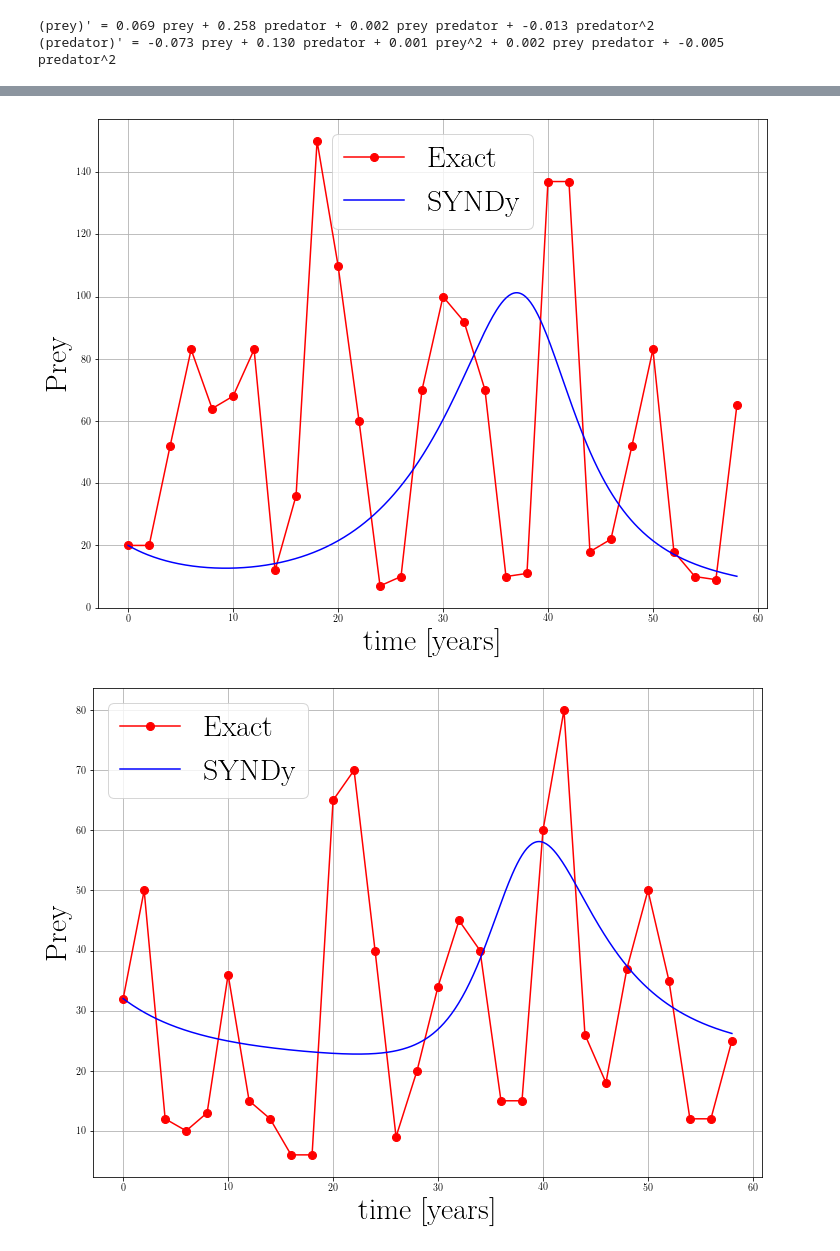
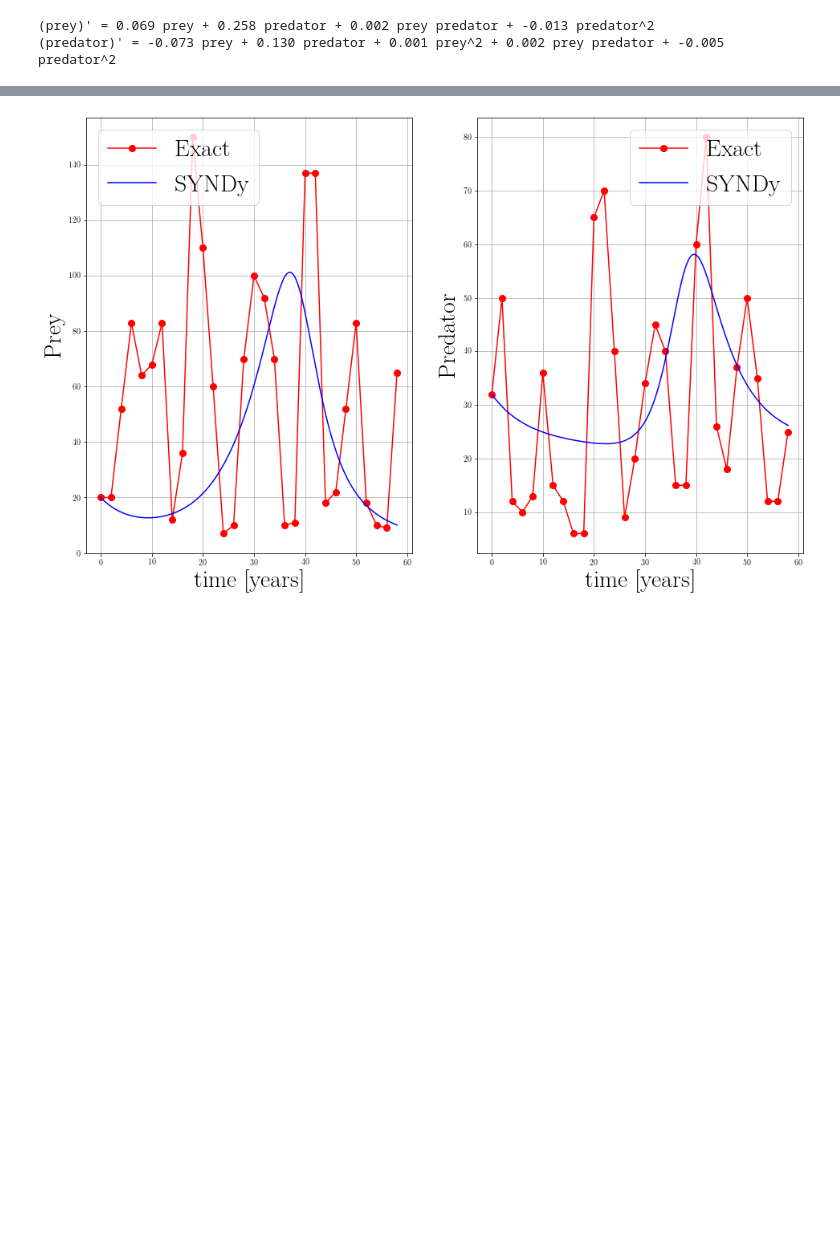
Before and after one commit to Steriva/MfM_Assignment, a Jupyter notebook: exe01d_pySINDy.ipynb, the cells around one changed output, grey strips where cells are left out. Saved outputs shown, nothing was run; the diff lists cells and outputs as text; code cells hidden in the pictures; blank space fills up the shorter version.

```diff
--- a/exe01d_pySINDy.ipynb
+++ b/exe01d_pySINDy.ipynb
@@ -22,11 +22,11 @@ import pandas as pd
 import pysindy as ps
 from matplotlib import rcParams
 import matplotlib.pyplot as plt
-
+from google.colab import files
 from sklearn.linear_model import Lasso
 
 
-rcParams['figure.figsize'] = [12, 9]
+rcParams['figure.figsize'] = [16, 10]
 plt.rcParams.update({
   "text.usetex": True,
   "font.family": "serif"
@@ -94,7 +94,8 @@ t_test = np.linspace(int(min(time)), int(max(time)), int(5e2))
 
 sim = model.simulate([x0, y0], t=t_test)
 
-plt.figure()
+fig1 = plt.figure()
+plt.subplot(1,2,1)
 plt.plot(time, X[:,0], "r-o", label="Exact", markersize=8)
 plt.plot(t_test, sim[:,0], "b-", label="SYNDy", markersize=8)
 plt.xlabel("time [years]",fontsize=30)
@@ -102,15 +103,17 @@ plt.ylabel("Prey",fontsize=30)
 plt.grid(which='major',linestyle='-')
 plt.grid(which='minor',linestyle='--')
 plt.legend(fontsize=30)
-plt.show()
 
-plt.figure()
+plt.subplot(1,2,2)
 plt.plot(time, X[:,1], "r-o", label="Exact", markersize=8)
 plt.plot(t_test, sim[:,1], "b-", label="SYNDy", markersize=8)
 plt.xlabel("time [years]",fontsize=30)
-plt.ylabel("Prey",fontsize=30)
+plt.ylabel("Predator",fontsize=30)
 plt.grid(which='major',linestyle='-')
 plt.grid(which='minor',linestyle='--')
 plt.legend(fontsize=30)
-plt.show()
+
+fig1.savefig('SINDy_vs_data.pdf', format='pdf', dpi=600, bbox_inches='tight')
+
+files.download('SINDy_vs_data.pdf')
 # %% [output]
@@ -117,3 +122,2 @@ plt.show()
-[figure, old version]
+[figure, new version]
-[figure, removed]
 # %%
```
Also changed, not shown: parts of 4 cells of this notebook.
